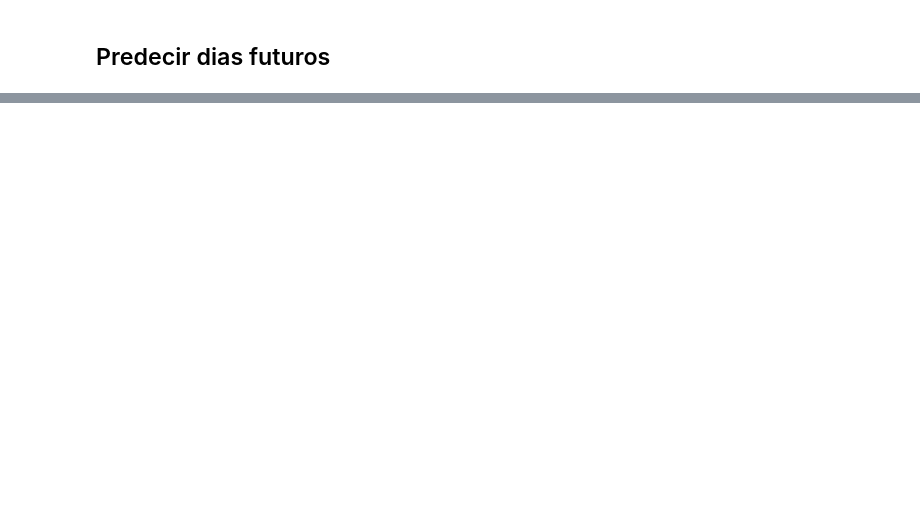
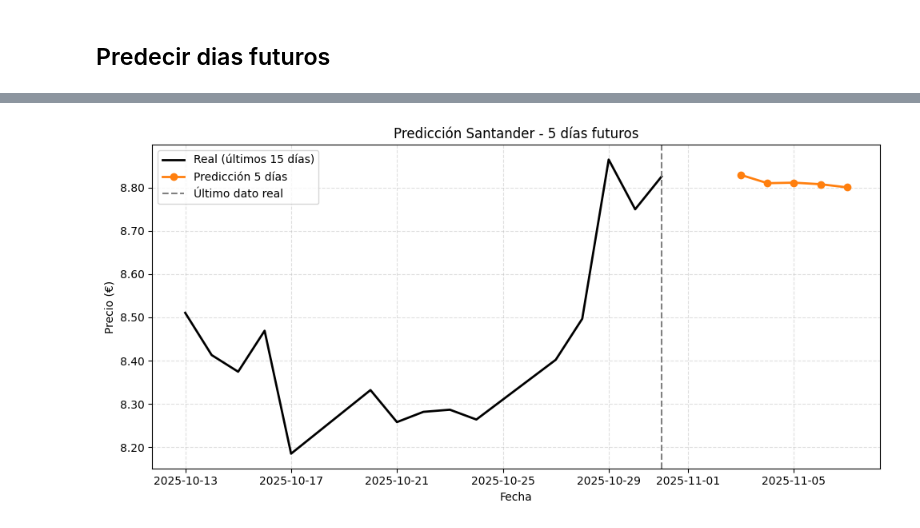
Before and after one commit to Jacobo24/Aprendizaje_Automatico, a Jupyter notebook: notrebooks/Santander.ipynb, the cells around one changed output, grey strips where cells are left out. Drawn from its saved outputs; the diff is of its cells as text; code cells hidden in the pictures; blank space fills up the shorter version.

```diff
--- a/notrebooks/Santander.ipynb
+++ b/notrebooks/Santander.ipynb
@@ -493,0 +513,49 @@ plt.show()
+# %%
+# 1) obtenemos las 5 predicciones
+preds_5 = predecir_n_dias(
+    lstm_model,
+    santander_df,
+    scaler_santander,
+    col_target="Price",
+    window_size=window_size,
+    n_dias=5
+)
+
+# 2) hacemos un DataFrame de futuro
+df_futuro = pd.DataFrame({
+    "Date": fechas_futuras,
+    "Predicted_Price": preds_5
+})
+
+# 3) últimos 15 días reales
+historico_plot = santander_df[["Date", "Price"]].tail(15).copy()
+
+import matplotlib.pyplot as plt
+import matplotlib.ticker as mtick
+
+plt.figure(figsize=(10,5))
+
+# histórico
+plt.plot(historico_plot["Date"], historico_plot["Price"],
+         label="Real (últimos 15 días)", color="black", linewidth=2)
+
+# futuro
+plt.plot(df_futuro["Date"], df_futuro["Predicted_Price"],
+         label="Predicción 5 días", color="tab:orange", marker="o", linewidth=2)
+
+# línea de corte
+plt.axvline(historico_plot["Date"].max(), color="gray", linestyle="--", label="Último dato real")
+
+plt.title("Predicción Santander - 5 días futuros")
+plt.xlabel("Fecha")
+plt.ylabel("Precio (€)")
+plt.legend()
+
+# 2 decimales en eje Y
+plt.gca().yaxis.set_major_formatter(mtick.FormatStrFormatter('%.2f'))
+
+plt.grid(True, linestyle="--", alpha=0.4)
+plt.tight_layout()
+plt.show()
+# %% [output]
+[figure, added]
```
Also changed, not shown: parts of 13 cells of this notebook, 3 other files.
